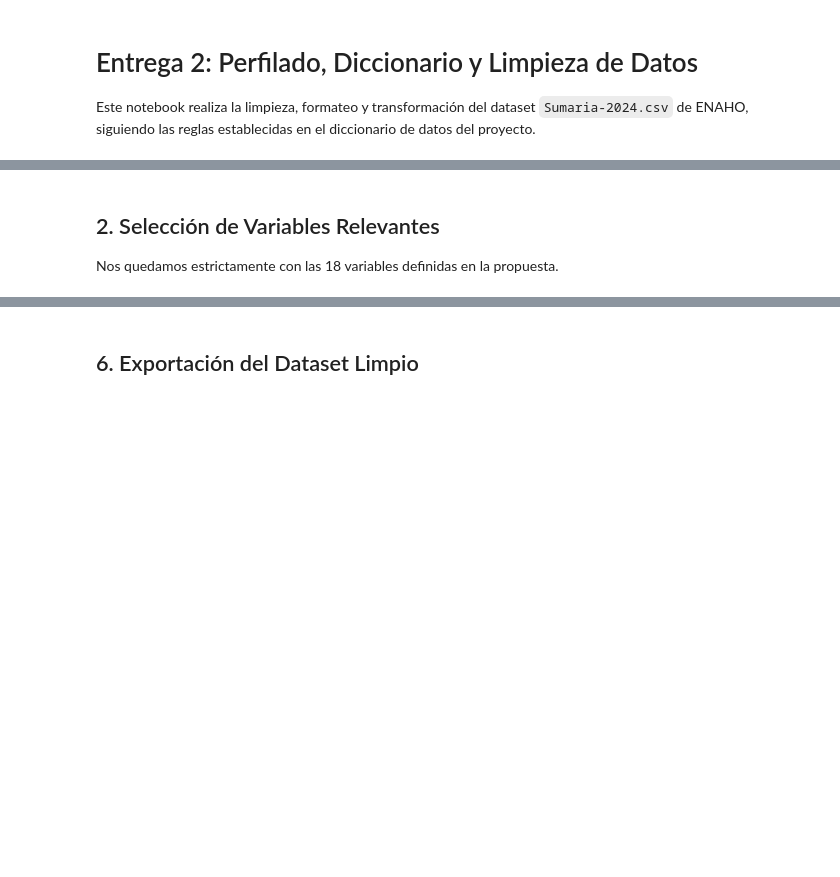
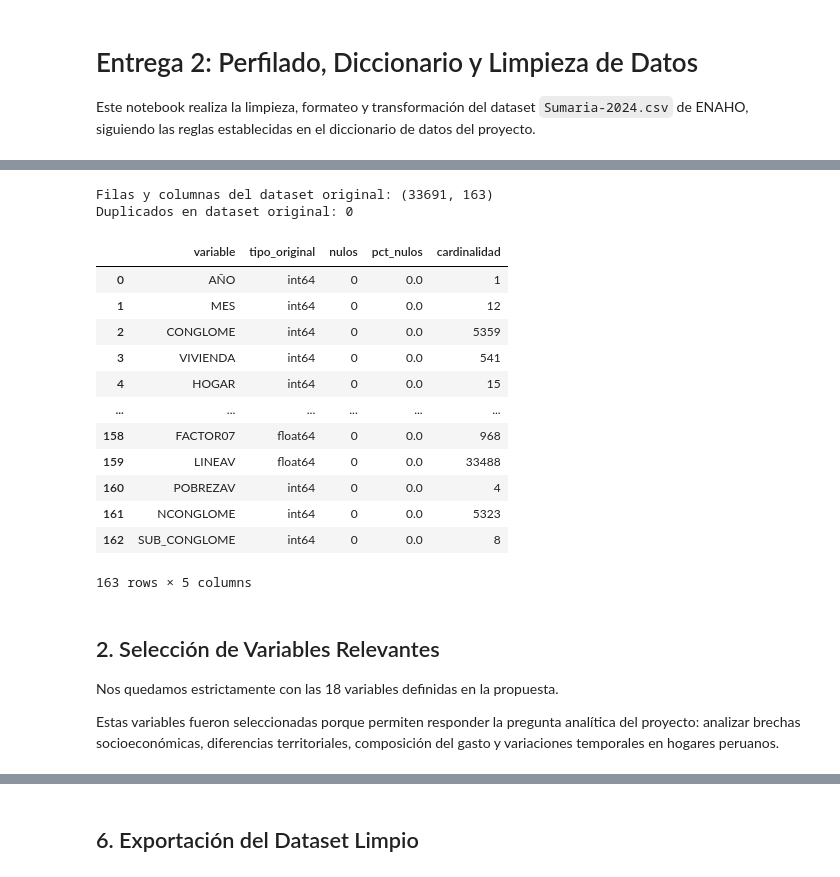
Before and after one commit to YuhiTTo/GRUPO5-DATAVISUALIZATION, a Jupyter notebook: notebooks/01_perfilado_y_limpieza.ipynb, the cells around one changed output, grey strips where cells are left out. Saved outputs shown, nothing was run; the diff lists cells and outputs as text; code cells hidden in the pictures; blank space fills up the shorter version.

```diff
--- a/notebooks/01_perfilado_y_limpieza.ipynb
+++ b/notebooks/01_perfilado_y_limpieza.ipynb
@@ -14,6 +28,37 @@ print(f'Dimensiones originales: {df_original.shape}')
+# %%
+print("Filas y columnas del dataset original:", df_original.shape)
+print("Duplicados en dataset original:", df_original.duplicated().sum())
+
+perfil_original = pd.DataFrame({
+    "variable": df_original.columns,
+    "tipo_original": df_original.dtypes.astype(str).values,
+    "nulos": df_original.isnull().sum().values,
+    "pct_nulos": (df_original.isnull().mean() * 100).round(2).values,
+    "cardinalidad": df_original.nunique(dropna=True).values
+})
+
+perfil_original
+# %% [output]
+Filas y columnas del dataset original: (33691, 163)
+Duplicados en dataset original: 0
+|  | variable | tipo_original | nulos | pct_nulos | cardinalidad |
+| 0 | AÑO | int64 | 0 | 0.0 | 1 |
+| 1 | MES | int64 | 0 | 0.0 | 12 |
+| 2 | CONGLOME | int64 | 0 | 0.0 | 5359 |
+| 3 | VIVIENDA | int64 | 0 | 0.0 | 541 |
+| 4 | HOGAR | int64 | 0 | 0.0 | 15 |
+| ... | ... | ... | ... | ... | ... |
+| 158 | FACTOR07 | float64 | 0 | 0.0 | 968 |
+| 159 | LINEAV | float64 | 0 | 0.0 | 33488 |
+| 160 | POBREZAV | int64 | 0 | 0.0 | 4 |
+| 161 | NCONGLOME | int64 | 0 | 0.0 | 5323 |
+| 162 | SUB_CONGLOME | int64 | 0 | 0.0 | 8 |
+163 rows × 5 columns
 # %% [markdown]
 ## 2. Selección de Variables Relevantes
 Nos quedamos estrictamente con las 18 variables definidas en la propuesta.
+
+Estas variables fueron seleccionadas porque permiten responder la pregunta analítica del proyecto: analizar brechas socioeconómicas, diferencias territoriales, composición del gasto y variaciones temporales en hogares peruanos.
 # %%
 columnas_seleccionadas = [
     'MES', 'UBIGEO', 'DOMINIO', 'ESTRATO', 'POBREZA', 'POBREZAV',
```
Also changed, not shown: parts of 21 cells of this notebook, 1 other file.
